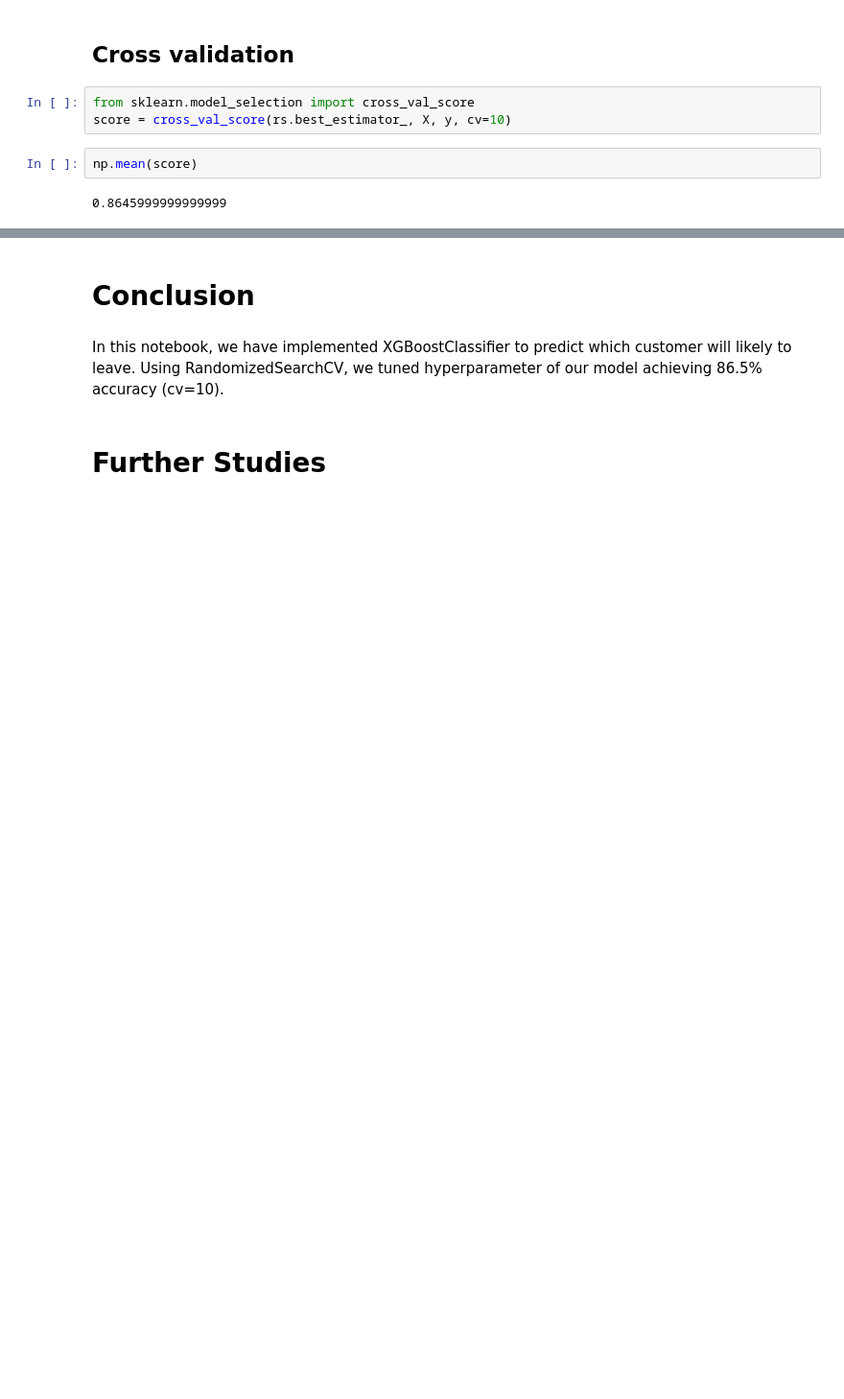
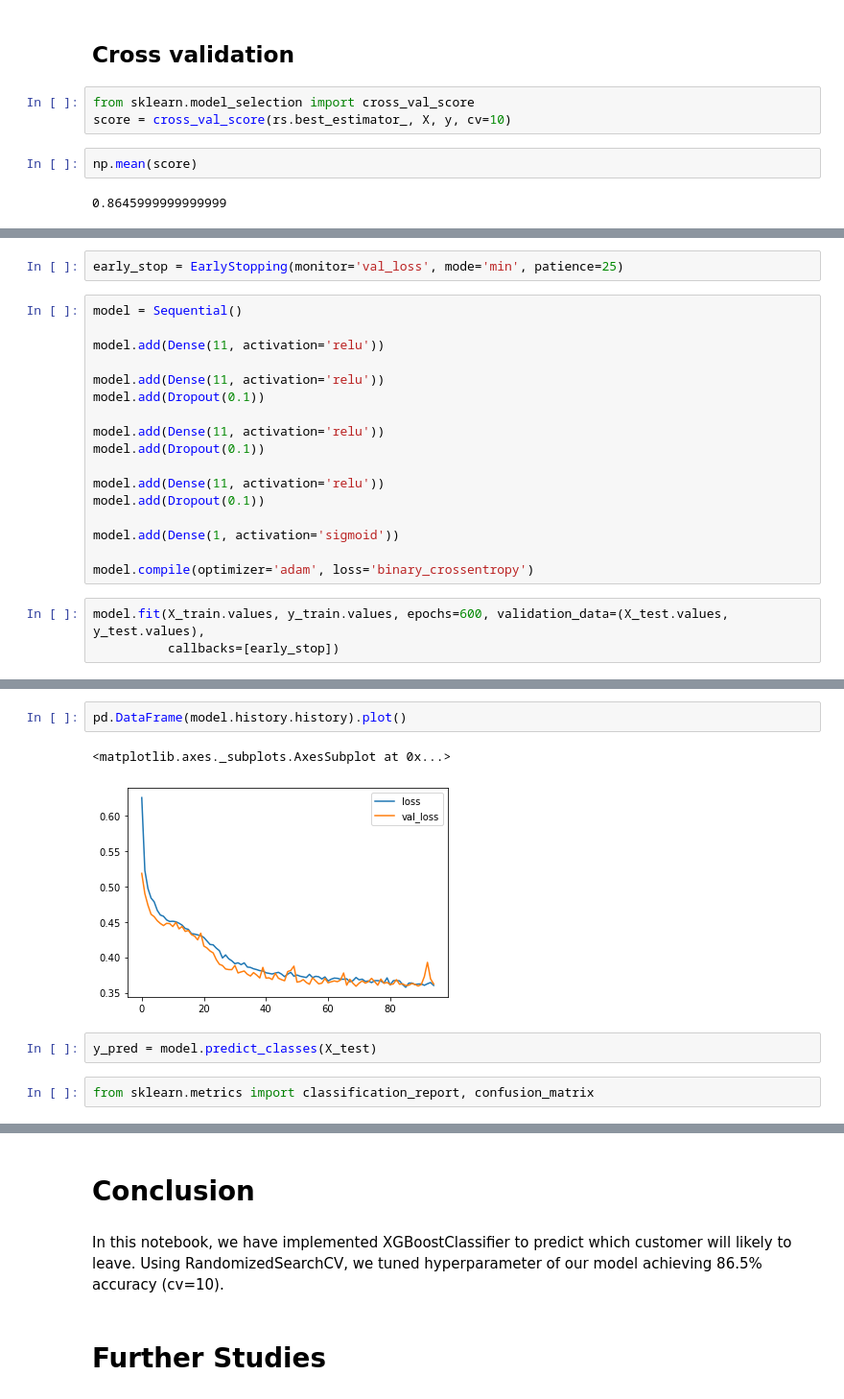
Before and after one commit to singsang2/kaggle-churn-prediction, a Jupyter notebook: Predicting Churn Bank Customers.ipynb, the cells around one changed output, grey strips where cells are left out. Shown at 96% size. Drawn from its saved outputs; the diff is of its cells as text; blank space fills up the shorter version.

```diff
--- a/Predicting Churn Bank Customers.ipynb
+++ b/Predicting Churn Bank Customers.ipynb
@@ -259,0 +359,22 @@ np.mean(score)
+# %%
+early_stop = EarlyStopping(monitor='val_loss', mode='min', patience=25)
+# %%
+model = Sequential()
+
+model.add(Dense(11, activation='relu'))
+
+model.add(Dense(11, activation='relu'))
+model.add(Dropout(0.1))
+
+model.add(Dense(11, activation='relu'))
+model.add(Dropout(0.1))
+
+model.add(Dense(11, activation='relu'))
+model.add(Dropout(0.1))
+
+model.add(Dense(1, activation='sigmoid'))
+
+model.compile(optimizer='adam', loss='binary_crossentropy')
+# %%
+model.fit(X_train.values, y_train.values, epochs=600, validation_data=(X_test.values, y_test.values),
+          callbacks=[early_stop])
@@ -259,0 +400,9 @@ np.mean(score)
+# %%
+pd.DataFrame(model.history.history).plot()
+# %% [output]
+<matplotlib.axes._subplots.AxesSubplot at 0x...>
+[figure, added]
+# %%
+y_pred = model.predict_classes(X_test)
+# %%
+from sklearn.metrics import classification_report, confusion_matrix
```
Also changed, not shown: parts of 20 cells of this notebook.
